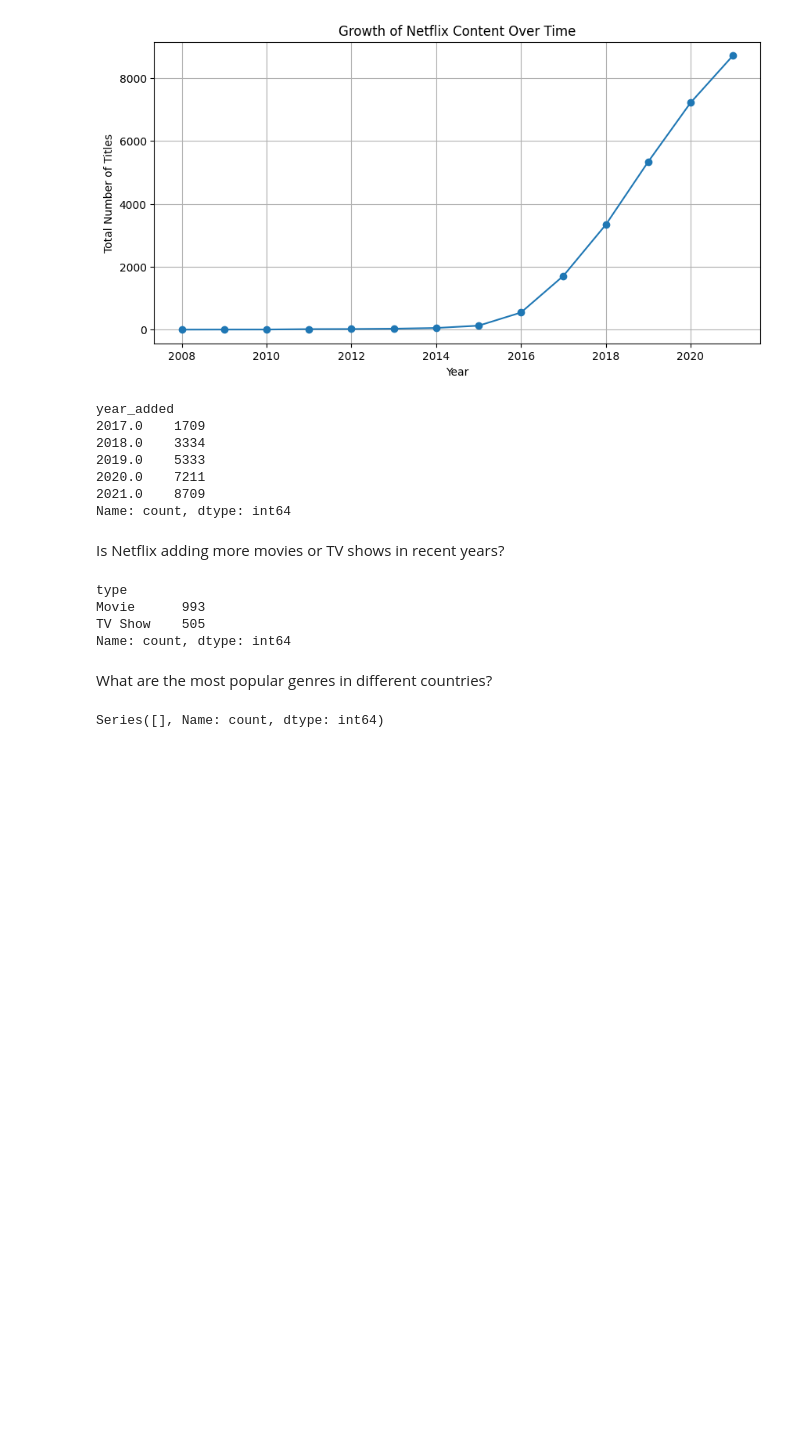
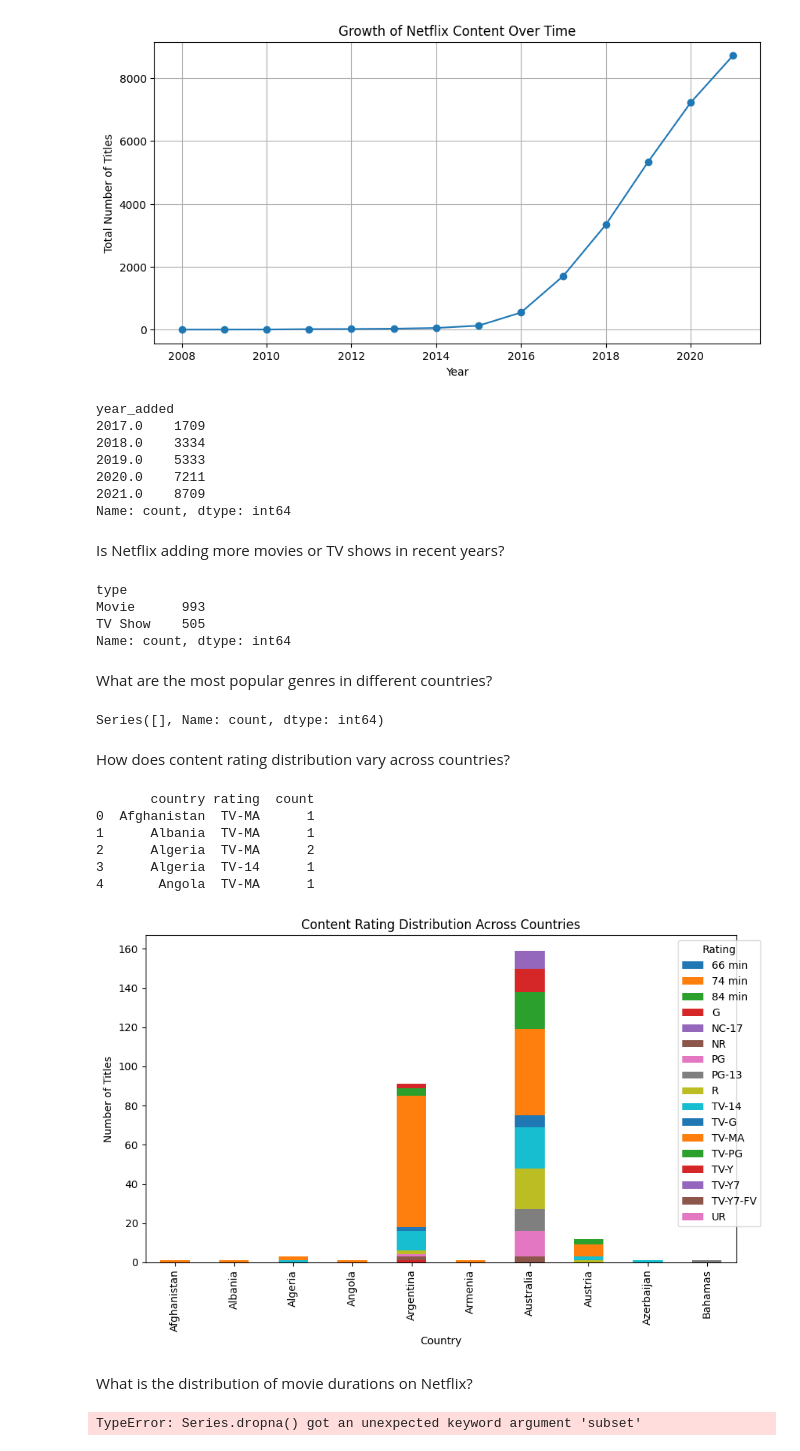
Before and after one commit to tiwarikhushi02/Netflix-Data-Analysis, a Jupyter notebook: netflix-data-analysis.ipynb, the cells around one changed output. Drawn from its saved outputs; the diff is of its cells as text; code cells hidden in the pictures; blank space fills up the shorter version.

```diff
--- a/netflix-data-analysis.ipynb
+++ b/netflix-data-analysis.ipynb
@@ -313,3 +313,47 @@ result = df.groupby("country")["listed_in"].value_counts()
 print(result.head(20))
 # %% [output]
 Series([], Name: count, dtype: int64)
+# %% [markdown]
+How does content rating distribution vary across countries?
+# %%
+df = df.dropna(subset=["country", "rating"])
+df["country"] = df["country"].str.split(",")
+df = df.explode("country")
+df["country"] = df["country"].str.strip()
+df = df[df["country"] != ""]
+result_df = df.groupby("country")["rating"].value_counts()
+result_df = result_df.reset_index(name="count")
+print(result_df.head(5))
+
+pivot_df = result_df.pivot(
+    index="country",
+    columns="rating",
+    values="count"
+).fillna(0)
+
+
+pivot_df.head(10).plot(kind="bar", stacked=True, figsize=(9, 6))
+
+plt.title("Content Rating Distribution Across Countries")
+plt.xlabel("Country")
+plt.ylabel("Number of Titles")
+plt.legend(title="Rating", bbox_to_anchor=(1.05, 1))
+plt.tight_layout()
+plt.show()
+# %% [output]
+       country rating  count
+0  Afghanistan  TV-MA      1
+1      Albania  TV-MA      1
+2      Algeria  TV-MA      2
+3      Algeria  TV-14      1
+4       Angola  TV-MA      1
+[figure, added]
+# %% [markdown]
+What is the distribution of movie durations on Netflix?
+# %%
+df = df.dropna(subset = ["duration"])
+df = df["type"] == "movie"
+
+df = df["duration"].str.replace(" min", "", regex=False).astype(int)
+# %% [output]
+TypeError: Series.dropna() got an unexpected keyword argument 'subset'
```
Also changed, not shown: 1 other file.
